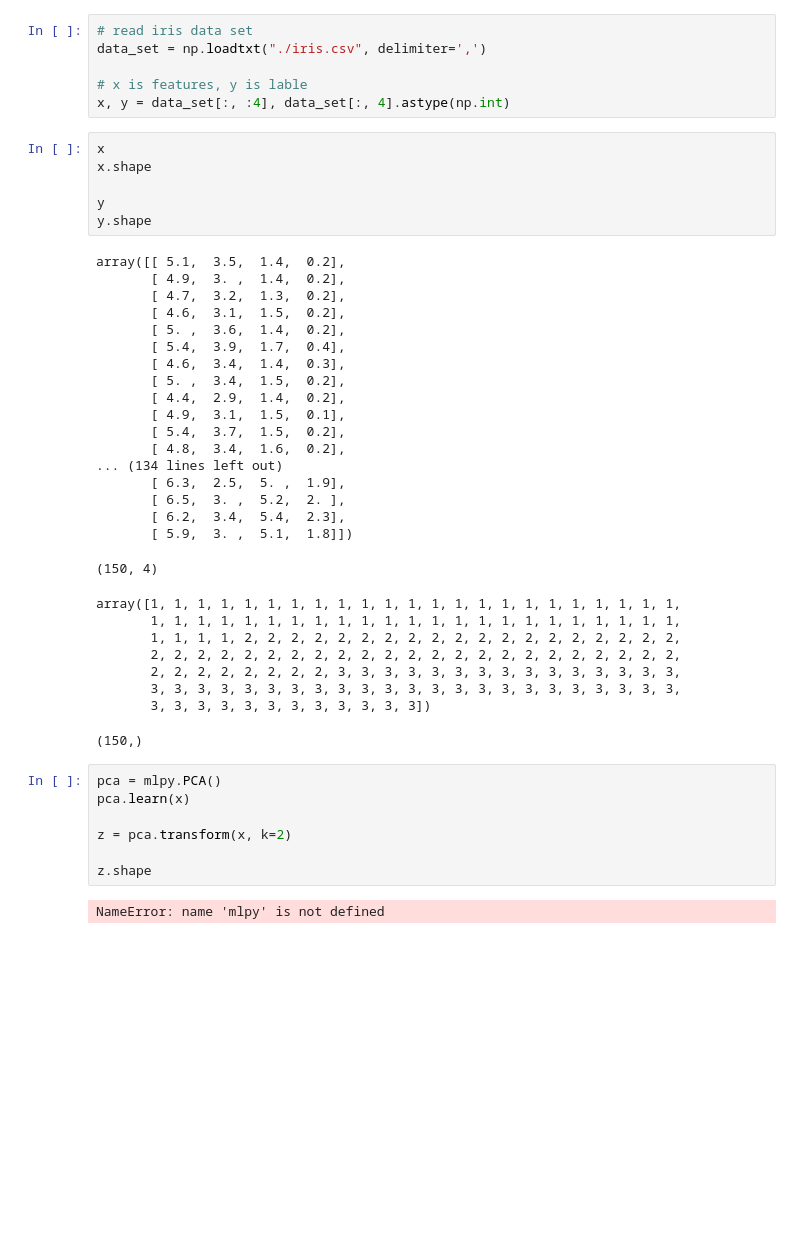
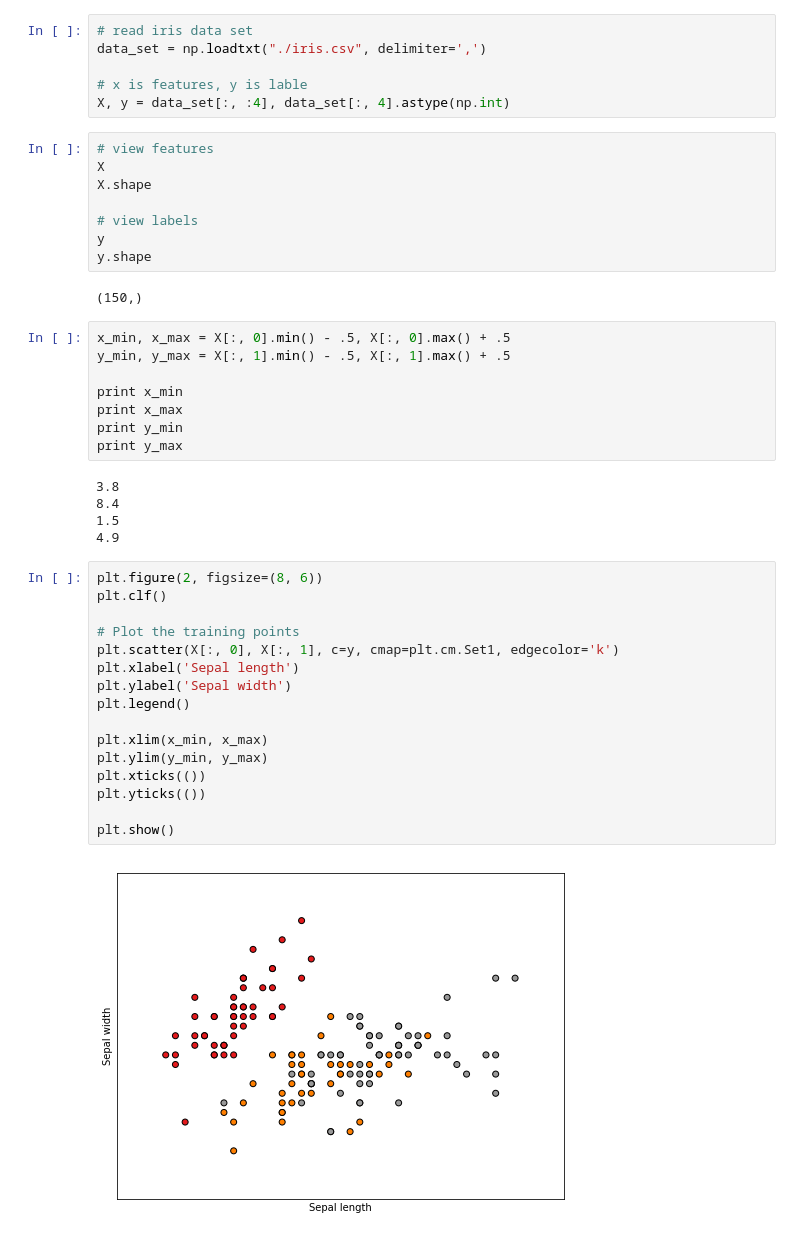
Before and after one commit to happerys/ml_algorithms, a Jupyter notebook: data/View Data.ipynb, the cells around one changed output. Saved outputs shown, nothing was run; the diff lists cells and outputs as text; blank space fills up the shorter version.

Commit message:
modified view data

```diff
--- a/data/View Data.ipynb
+++ b/data/View Data.ipynb
@@ -11,46 +17,45 @@ import matplotlib.pyplot as plt
 data_set = np.loadtxt("./iris.csv", delimiter=',')
 
 # x is features, y is lable
-x, y = data_set[:, :4], data_set[:, 4].astype(np.int)
+X, y = data_set[:, :4], data_set[:, 4].astype(np.int)
 # %%
-x
-x.shape
+# view features
+X
+X.shape
 
+# view labels
 y
 y.shape
 # %% [output]
-array([[ 5.1,  3.5,  1.4,  0.2],
-       [ 4.9,  3. ,  1.4,  0.2],
-       [ 4.7,  3.2,  1.3,  0.2],
-       [ 4.6,  3.1,  1.5,  0.2],
-       [ 5. ,  3.6,  1.4,  0.2],
-       [ 5.4,  3.9,  1.7,  0.4],
-       [ 4.6,  3.4,  1.4,  0.3],
-       [ 5. ,  3.4,  1.5,  0.2],
-       [ 4.4,  2.9,  1.4,  0.2],
-       [ 4.9,  3.1,  1.5,  0.1],
-       [ 5.4,  3.7,  1.5,  0.2],
-       [ 4.8,  3.4,  1.6,  0.2],
-... (134 lines left out)
-       [ 6.3,  2.5,  5. ,  1.9],
-       [ 6.5,  3. ,  5.2,  2. ],
-       [ 6.2,  3.4,  5.4,  2.3],
-       [ 5.9,  3. ,  5.1,  1.8]])
+(150,)
-(150, 4)
-array([1, 1, 1, 1, 1, 1, 1, 1, 1, 1, 1, 1, 1, 1, 1, 1, 1, 1, 1, 1, 1, 1, 1,
-       1, 1, 1, 1, 1, 1, 1, 1, 1, 1, 1, 1, 1, 1, 1, 1, 1, 1, 1, 1, 1, 1, 1,
-       1, 1, 1, 1, 2, 2, 2, 2, 2, 2, 2, 2, 2, 2, 2, 2, 2, 2, 2, 2, 2, 2, 2,
-       2, 2, 2, 2, 2, 2, 2, 2, 2, 2, 2, 2, 2, 2, 2, 2, 2, 2, 2, 2, 2, 2, 2,
-       2, 2, 2, 2, 2, 2, 2, 2, 3, 3, 3, 3, 3, 3, 3, 3, 3, 3, 3, 3, 3, 3, 3,
-       3, 3, 3, 3, 3, 3, 3, 3, 3, 3, 3, 3, 3, 3, 3, 3, 3, 3, 3, 3, 3, 3, 3,
-       3, 3, 3, 3, 3, 3, 3, 3, 3, 3, 3, 3])
-(150,)
-# %%
-pca = mlpy.PCA()
-pca.learn(x)
-
-z = pca.transform(x, k=2)
-
-z.shape
-# %% [output]
-NameError: name 'mlpy' is not defined
+# %%
+x_min, x_max = X[:, 0].min() - .5, X[:, 0].max() + .5
+y_min, y_max = X[:, 1].min() - .5, X[:, 1].max() + .5
+
+print x_min
+print x_max
+print y_min
+print y_max
+# %% [output]
+3.8
+8.4
+1.5
+4.9
+# %%
+plt.figure(2, figsize=(8, 6))
+plt.clf()
+
+# Plot the training points
+plt.scatter(X[:, 0], X[:, 1], c=y, cmap=plt.cm.Set1, edgecolor='k')
+plt.xlabel('Sepal length')
+plt.ylabel('Sepal width')
+plt.legend()
+
+plt.xlim(x_min, x_max)
+plt.ylim(y_min, y_max)
+plt.xticks(())
+plt.yticks(())
+
+plt.show()
+# %% [output]
+[figure, added]
```
Also changed, not shown: parts of 9 cells of this notebook, 2 other files.
